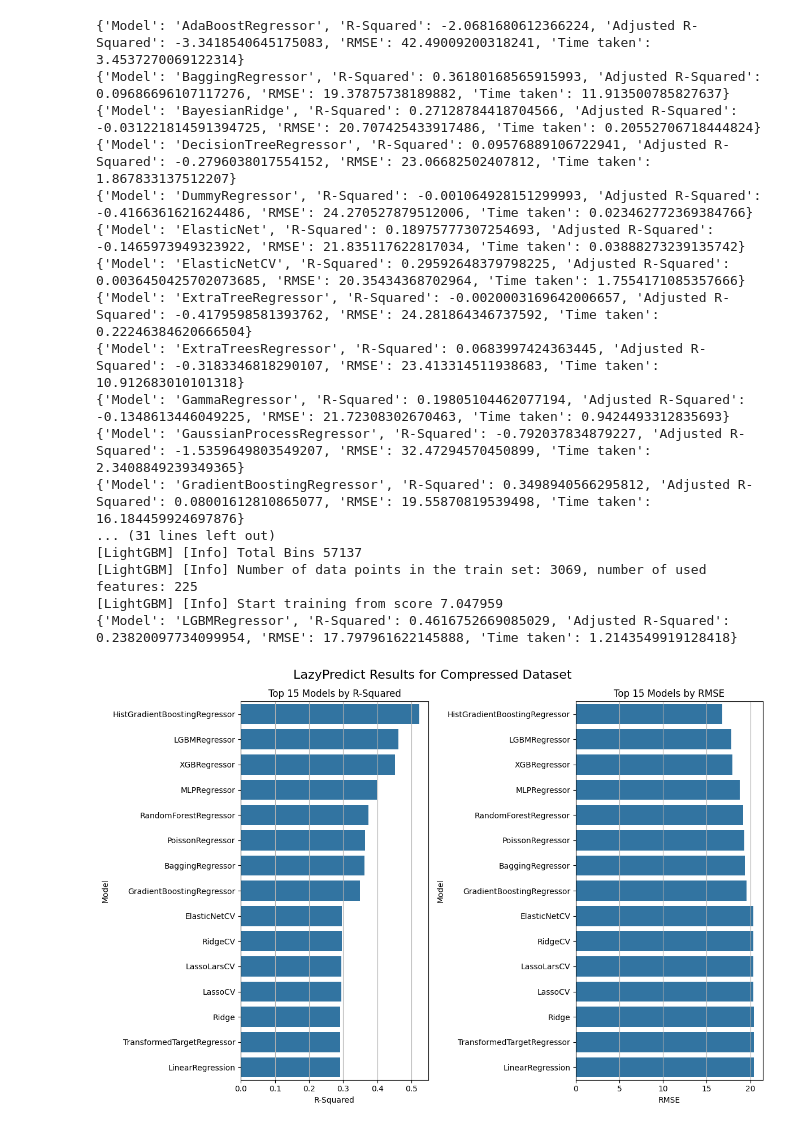
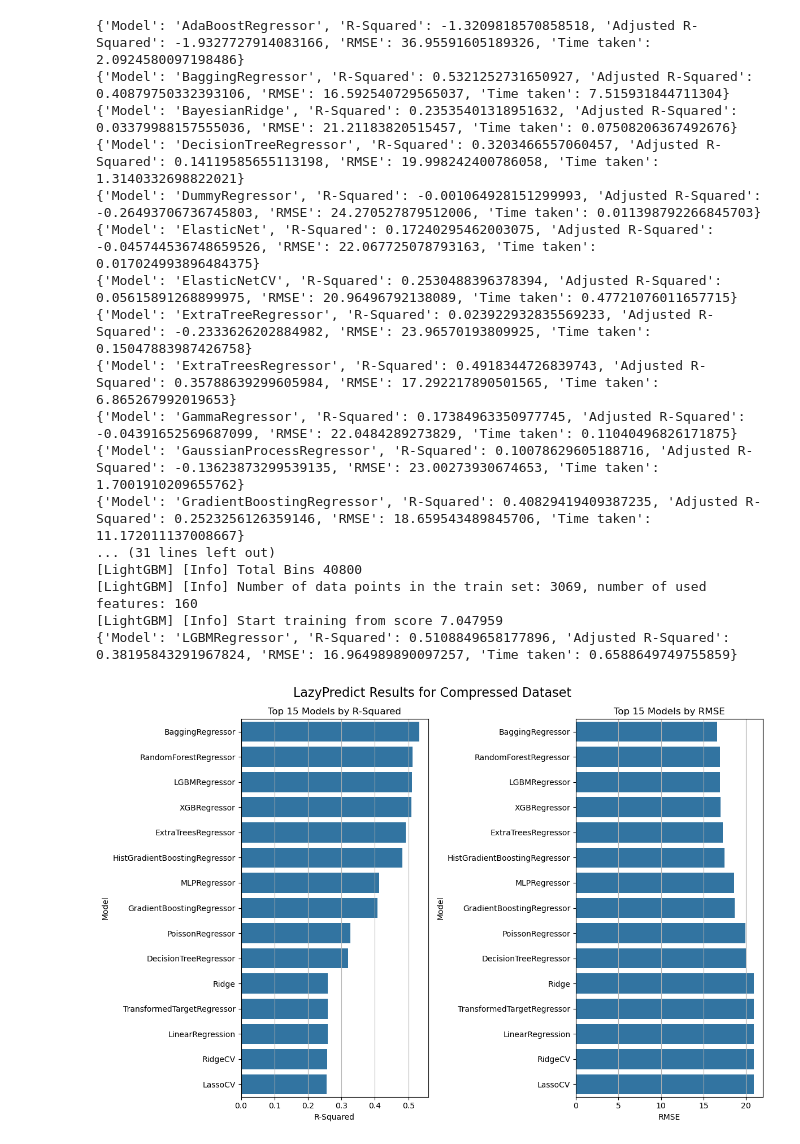
Before and after one commit to aadit-mahajan/ct-model, a Jupyter notebook: lazypredict_models.ipynb, the cells around one changed output. Drawn from its saved outputs; the diff is of its cells as text; code cells hidden in the pictures.

```diff
--- a/lazypredict_models.ipynb
+++ b/lazypredict_models.ipynb
@@ -7,7 +7,7 @@ import matplotlib.pyplot as plt
 import pandas as pd
 
 def load_dataset():
-    dataset_path = "/Users/aaditmahajan/Documents/DDP stuff/ct-model/cyto_datasets_2025-04-01/processed_datasets/final_dataset.csv"
+    dataset_path = "./processed_datasets/final_dataset.csv"
     df = pd.read_csv(dataset_path)
 
     X = df.drop(columns=['Canonical SMILES', 'target'])
@@ -16,7 +16,7 @@ def load_dataset():
     return X, y
 
 def load_uncompressed_dataset():
-    dataset_path = "/Users/aaditmahajan/Documents/DDP stuff/ct-model/cyto_datasets_2025-04-01/processed_datasets/uncompressed_dataset.csv"
+    dataset_path = "./processed_datasets/uncompressed_dataset.csv"
     df = pd.read_csv(dataset_path)
 
     X = df.drop(columns=['Canonical SMILES', 'target'])
@@ -42,49 +42,51 @@ def run_lazypredict(X_train, X_test, y_train, y_test):
 import os
 
 X, y = load_dataset()
+
 X_train, X_test, y_train, y_test = train_test_split(X, y, test_size=0.2, random_state=42)
+X_train = X_train.drop(columns=['filename'])
 results = run_lazypredict(X_train, X_test, y_train, y_test)
 results.head()
 
 # plot results
-figures_dir = "/Users/aaditmahajan/Documents/DDP stuff/ct-model/cyto_datasets_2025-04-01/figures"
+figures_dir = "./figures"
 os.makedirs(figures_dir, exist_ok=True)
 
 plt.figure(figsize=(12, 8))
 plt.subplot(1, 2, 1)
 sns.barplot(x='R-Squared', y='Model', data=results.sort_values(by='R-Squared', ascending=False).head(15))
 plt.title('Top 15 Models by R-Squared')
 plt.xlabel('R-Squared')
 plt.ylabel('Model')
 plt.grid(axis='x')
 
 plt.subplot(1, 2, 2)
 sns.barplot(x='RMSE', y='Model', data=results.sort_values(by='RMSE', ascending=True).head(15))
 plt.title('Top 15 Models by RMSE')
 plt.xlabel('RMSE')
 plt.ylabel('Model')
 plt.grid(axis='x')
 plt.suptitle('LazyPredict Results for Compressed Dataset', fontsize=16)
 
 plt.tight_layout()
 plt.savefig(f"{figures_dir}/lazypredict_results.png", dpi=300)
 plt.show()
 # %% [output]
-{'Model': 'AdaBoostRegressor', 'R-Squared': -2.0681680612366224, 'Adjusted R-Squared': -3.3418540645175083, 'RMSE': 42.49009200318241, 'Time taken': 3.4537270069122314}
-{'Model': 'BaggingRegressor', 'R-Squared': 0.36180168565915993, 'Adjusted R-Squared': 0.09686696107117276, 'RMSE': 19.37875738189882, 'Time taken': 11.913500785827637}
-{'Model': 'BayesianRidge', 'R-Squared': 0.27128784418704566, 'Adjusted R-Squared': -0.031221814591394725, 'RMSE': 20.707425433917486, 'Time taken': 0.20552706718444824}
-{'Model': 'DecisionTreeRegressor', 'R-Squared': 0.09576889106722941, 'Adjusted R-Squared': -0.2796038017554152, 'RMSE': 23.06682502407812, 'Time taken': 1.867833137512207}
-{'Model': 'DummyRegressor', 'R-Squared': -0.001064928151299993, 'Adjusted R-Squared': -0.4166361621624486, 'RMSE': 24.270527879512006, 'Time taken': 0.023462772369384766}
-{'Model': 'ElasticNet', 'R-Squared': 0.18975777307254693, 'Adjusted R-Squared': -0.1465973949323922, 'RMSE': 21.835117622817034, 'Time taken': 0.03888273239135742}
-{'Model': 'ElasticNetCV', 'R-Squared': 0.29592648379798225, 'Adjusted R-Squared': 0.0036450425702073685, 'RMSE': 20.35434368702964, 'Time taken': 1.7554171085357666}
-{'Model': 'ExtraTreeRegressor', 'R-Squared': -0.0020003169642006657, 'Adjusted R-Squared': -0.4179598581393762, 'RMSE': 24.281864346737592, 'Time taken': 0.22246384620666504}
-{'Model': 'ExtraTreesRegressor', 'R-Squared': 0.0683997424363445, 'Adjusted R-Squared': -0.3183346818290107, 'RMSE': 23.413314511938683, 'Time taken': 10.912683010101318}
-{'Model': 'GammaRegressor', 'R-Squared': 0.19805104462077194, 'Adjusted R-Squared': -0.1348613446049225, 'RMSE': 21.72308302670463, 'Time taken': 0.9424493312835693}
-{'Model': 'GaussianProcessRegressor', 'R-Squared': -0.792037834879227, 'Adjusted R-Squared': -1.5359649803549207, 'RMSE': 32.47294570450899, 'Time taken': 2.3408849239349365}
-{'Model': 'GradientBoostingRegressor', 'R-Squared': 0.3498940566295812, 'Adjusted R-Squared': 0.08001612810865077, 'RMSE': 19.55870819539498, 'Time taken': 16.184459924697876}
+{'Model': 'AdaBoostRegressor', 'R-Squared': -1.3209818570858518, 'Adjusted R-Squared': -1.9327727914083166, 'RMSE': 36.95591605189326, 'Time taken': 2.0924580097198486}
+{'Model': 'BaggingRegressor', 'R-Squared': 0.5321252731650927, 'Adjusted R-Squared': 0.40879750332393106, 'RMSE': 16.592540729565037, 'Time taken': 7.515931844711304}
+{'Model': 'BayesianRidge', 'R-Squared': 0.23535401318951632, 'Adjusted R-Squared': 0.03379988157555036, 'RMSE': 21.21183820515457, 'Time taken': 0.07508206367492676}
+{'Model': 'DecisionTreeRegressor', 'R-Squared': 0.3203466557060457, 'Adjusted R-Squared': 0.14119585655113198, 'RMSE': 19.998242400786058, 'Time taken': 1.3140332698822021}
+{'Model': 'DummyRegressor', 'R-Squared': -0.001064928151299993, 'Adjusted R-Squared': -0.26493706736745803, 'RMSE': 24.270527879512006, 'Time taken': 0.011398792266845703}
+{'Model': 'ElasticNet', 'R-Squared': 0.17240295462003075, 'Adjusted R-Squared': -0.045744536748659526, 'RMSE': 22.067725078793163, 'Time taken': 0.017024993896484375}
+{'Model': 'ElasticNetCV', 'R-Squared': 0.2530488396378394, 'Adjusted R-Squared': 0.05615891268899975, 'RMSE': 20.96496792138089, 'Time taken': 0.47721076011657715}
+{'Model': 'ExtraTreeRegressor', 'R-Squared': 0.023922932835569233, 'Adjusted R-Squared': -0.2333626202884982, 'RMSE': 23.96570193809925, 'Time taken': 0.15047883987426758}
+{'Model': 'ExtraTreesRegressor', 'R-Squared': 0.4918344726839743, 'Adjusted R-Squared': 0.35788639299605984, 'RMSE': 17.292217890501565, 'Time taken': 6.865267992019653}
+{'Model': 'GammaRegressor', 'R-Squared': 0.17384963350977745, 'Adjusted R-Squared': -0.04391652569687099, 'RMSE': 22.0484289273829, 'Time taken': 0.11040496826171875}
+{'Model': 'GaussianProcessRegressor', 'R-Squared': 0.10078629605188716, 'Adjusted R-Squared': -0.13623873299539135, 'RMSE': 23.00273930674653, 'Time taken': 1.7001910209655762}
+{'Model': 'GradientBoostingRegressor', 'R-Squared': 0.40829419409387235, 'Adjusted R-Squared': 0.2523256126359146, 'RMSE': 18.659543489845706, 'Time taken': 11.172011137008667}
 ... (31 lines left out)
-[LightGBM] [Info] Total Bins 57137
-[LightGBM] [Info] Number of data points in the train set: 3069, number of used features: 225
+[LightGBM] [Info] Total Bins 40800
+[LightGBM] [Info] Number of data points in the train set: 3069, number of used features: 160
 [LightGBM] [Info] Start training from score 7.047959
-{'Model': 'LGBMRegressor', 'R-Squared': 0.4616752669085029, 'Adjusted R-Squared': 0.23820097734099954, 'RMSE': 17.797961622145888, 'Time taken': 1.2143549919128418}
+{'Model': 'LGBMRegressor', 'R-Squared': 0.5108849658177896, 'Adjusted R-Squared': 0.38195843291967824, 'RMSE': 16.964989890097257, 'Time taken': 0.6588649749755859}
-[figure, old version]
+[figure, new version]
```
Also changed, not shown: parts of 4 cells of this notebook, 20 other files.
